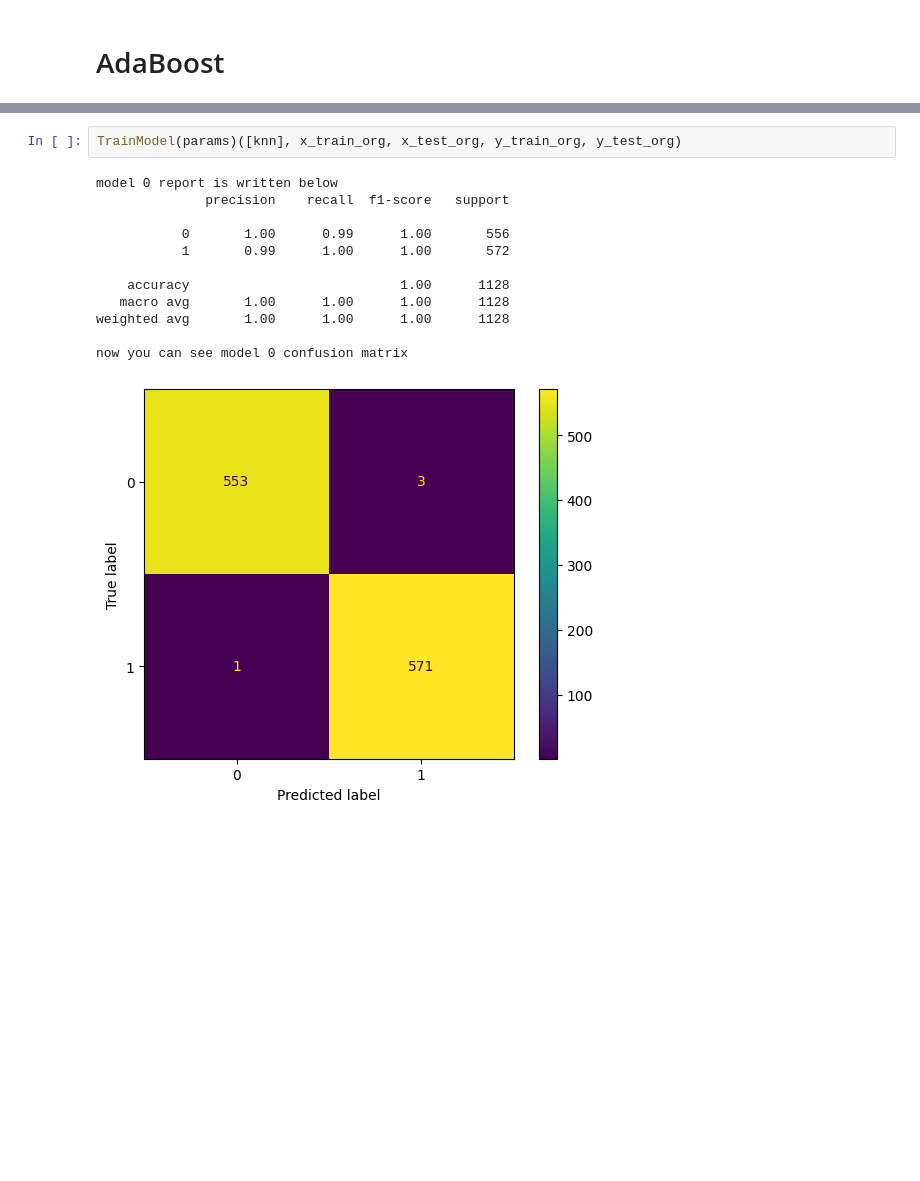
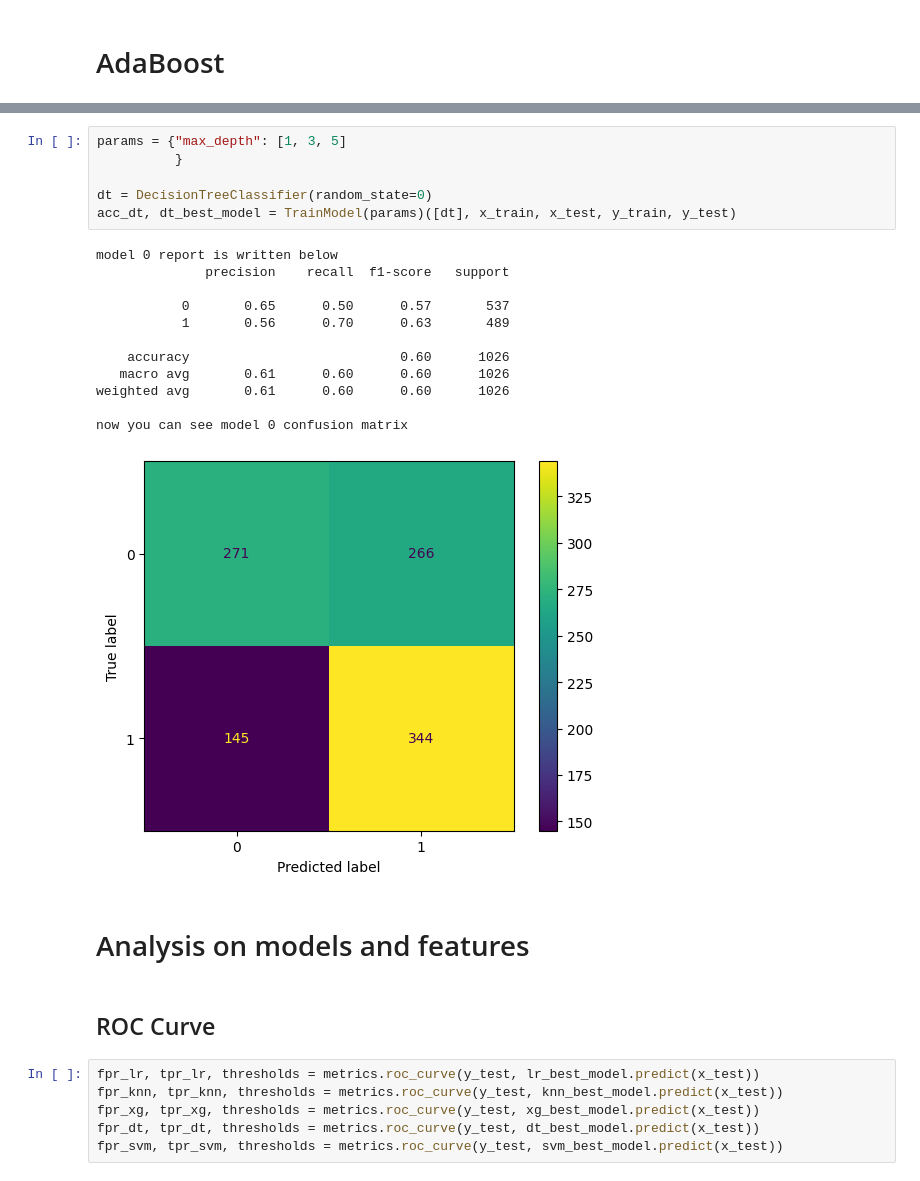
Before and after one commit to erfantbtb/generated_vs_real, a Jupyter notebook: classification.ipynb, the cells around one changed output, grey strips where cells are left out. Drawn from its saved outputs; the diff is of its cells as text; blank space fills up the shorter version.

```diff
--- a/classification.ipynb
+++ b/classification.ipynb
@@ -563,15 +337,29 @@ now you can see model 0 confusion matrix
-# %%
-TrainModel(params)([knn], x_train_org, x_test_org, y_train_org, y_test_org)
-# %% [output]
-model 0 report is written below
-              precision    recall  f1-score   support
-
-           0       1.00      0.99      1.00       556
-           1       0.99      1.00      1.00       572
-
-    accuracy                           1.00      1128
-   macro avg       1.00      1.00      1.00      1128
-weighted avg       1.00      1.00      1.00      1128
-
-now you can see model 0 confusion matrix
-[figure, removed]
+# %%
+params = {"max_depth": [1, 3, 5]
+          }
+
+dt = DecisionTreeClassifier(random_state=0)
+acc_dt, dt_best_model = TrainModel(params)([dt], x_train, x_test, y_train, y_test)
+# %% [output]
+model 0 report is written below
+              precision    recall  f1-score   support
+
+           0       0.65      0.50      0.57       537
+           1       0.56      0.70      0.63       489
+
+    accuracy                           0.60      1026
+   macro avg       0.61      0.60      0.60      1026
+weighted avg       0.61      0.60      0.60      1026
+
+now you can see model 0 confusion matrix
+[figure, added]
+# %% [markdown]
+# Analysis on models and features
+# %% [markdown]
+## ROC Curve
+# %%
+fpr_lr, tpr_lr, thresholds = metrics.roc_curve(y_test, lr_best_model.predict(x_test))
+fpr_knn, tpr_knn, thresholds = metrics.roc_curve(y_test, knn_best_model.predict(x_test))
+fpr_xg, tpr_xg, thresholds = metrics.roc_curve(y_test, xg_best_model.predict(x_test))
+fpr_dt, tpr_dt, thresholds = metrics.roc_curve(y_test, dt_best_model.predict(x_test))
+fpr_svm, tpr_svm, thresholds = metrics.roc_curve(y_test, svm_best_model.predict(x_test))
```
Also changed, not shown: parts of 99 cells of this notebook, 2 other files.
